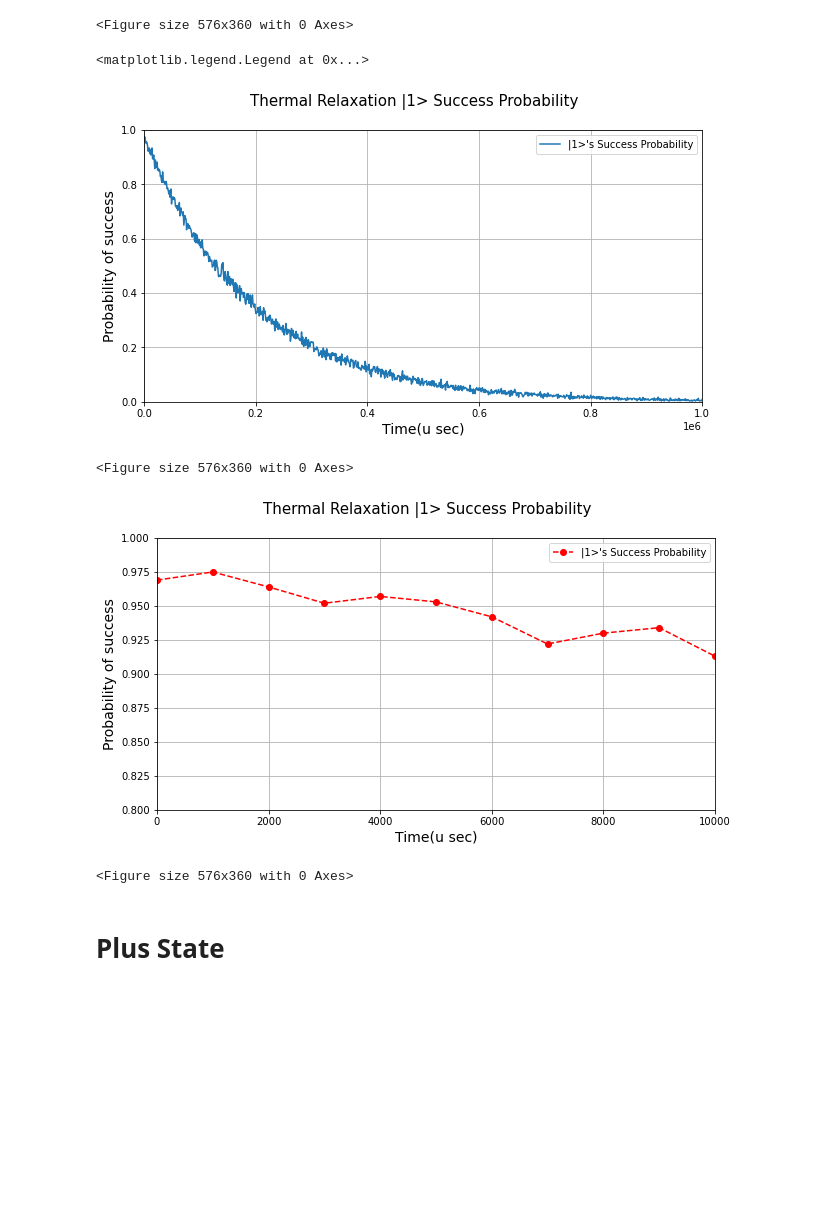
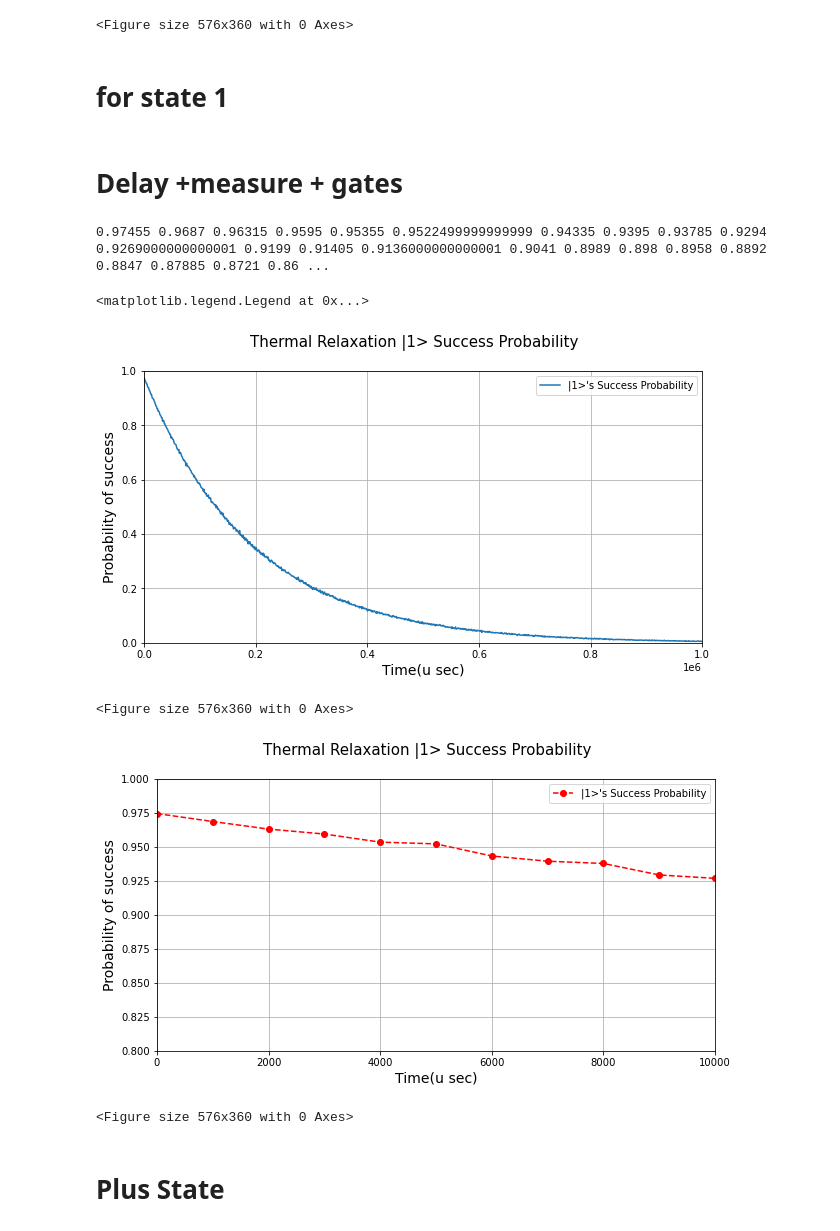
Before and after one commit to bishwajitprasadgond/Amplitude-damping-error-on-Quantum-Key-Distribution-Protocols-Effect-and-A-Probable-Bypass, a Jupyter notebook: BB84/BB84.ipynb, the cells around one changed output. Cells and saved outputs as stored; diff of their text form; code cells hidden in the pictures; blank space fills up the shorter version.

```diff
--- a/BB84/BB84.ipynb
+++ b/BB84/BB84.ipynb
@@ -229,15 +229,27 @@ ax.legend()
 <Figure size 576x360 with 0 Axes>
 [figure]
 <Figure size 576x360 with 0 Axes>
+# %% [markdown]
+# for state 1
+# %% [markdown]
+# Delay +measure + gates
 # %%
 import matplotlib.pyplot as plt
+success_state1=[]
+for j in range(20):
+    delay = np.arange(0,1001000,1000)
+    channel = '2'
+    apply_error = {"delay":True, "measure": True, "gate": True}
+    success = []
 
-delay = np.arange(0,1001000,1000)
-channel = '2'
-apply_error = {"delay":True, "measure": True, "gate": True}
-success = []
-
-# need to run in multiple loops to get a smoother curve
-for d in range(len(delay)):
-    prob = run(channel,int(delay[d]),apply_error)
-    success.append(prob)
+    # need to run in multiple loops to get a smoother curve
+    for d in range(len(delay)):
+        prob = run(channel,int(delay[d]),apply_error)
+        success.append(prob)
+    success_state1.append(success)
+# %%
+from statistics import mean
+a= success_state1
+print(*map(mean, zip(*a)))
+# %% [output]
+0.97455 0.9687 0.96315 0.9595 0.95355 0.9522499999999999 0.94335 0.9395 0.93785 0.9294 0.9269000000000001 0.9199 0.91405 0.9136000000000001 0.9041 0.8989 0.898 0.8958 0.8892 0.8847 0.87885 0.8721 0.86 ...
@@ -245,37 +259,37 @@ for d in range(len(delay)):
 %config InlineBackend.print_figure_kwargs={'facecolor' : "w"}
 import matplotlib.pyplot as plt
 from matplotlib.ticker import (AutoMinorLocator, MultipleLocator)
 fig, ax = plt.subplots(figsize=(10, 5))
 fig.suptitle('Thermal Relaxation |1> Success Probability',fontsize=15)
 ax.set_xlim(0, 1000000)
 ax.set_ylim(0,1)
 plt.ylabel('Probability of success',fontsize=14)
 plt.xlabel('Time(u sec)',fontsize=14)
 plt.grid()
 fig = plt.figure(figsize=(8,5))
-ax.plot(delay,success,label = "|1>'s Success Probability")
+ax.plot(delay,bb84_state_1_4,label = "|1>'s Success Probability")
 ax.legend()
 
 #################################################################################
 
 %config InlineBackend.print_figure_kwargs={'facecolor' : "w"}
 import matplotlib.pyplot as plt
 from matplotlib.ticker import (AutoMinorLocator, MultipleLocator)
 fig, ax = plt.subplots(figsize=(10, 5))
 fig.suptitle('Thermal Relaxation |1> Success Probability',fontsize=15)
 ax.set_xlim(0, 10000)
 ax.set_ylim(0.8,1)
 plt.ylabel('Probability of success',fontsize=14)
 plt.xlabel('Time(u sec)',fontsize=14)
 plt.grid()
 fig = plt.figure(figsize=(8,5))
-ax.plot(delay,success,'ro--',label = "|1>'s Success Probability")
+ax.plot(delay,bb84_state_1_4,'ro--',label = "|1>'s Success Probability")
 ax.legend()
 # %% [output]
 <matplotlib.legend.Legend at 0x...>
-[figure, old version]
+[figure, new version]
 <Figure size 576x360 with 0 Axes>
-[figure, old version]
+[figure, new version]
 <Figure size 576x360 with 0 Axes>
 # %% [markdown]
 # Plus State
```
Also changed, not shown: parts of 6 cells of this notebook.
